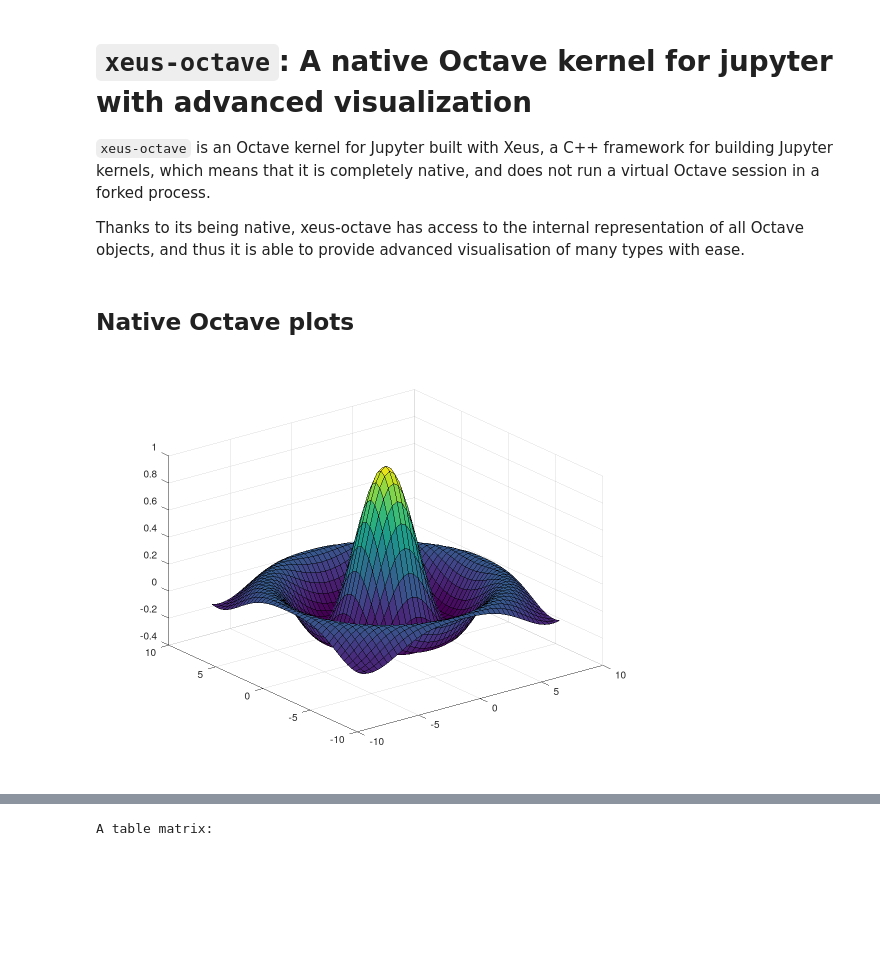
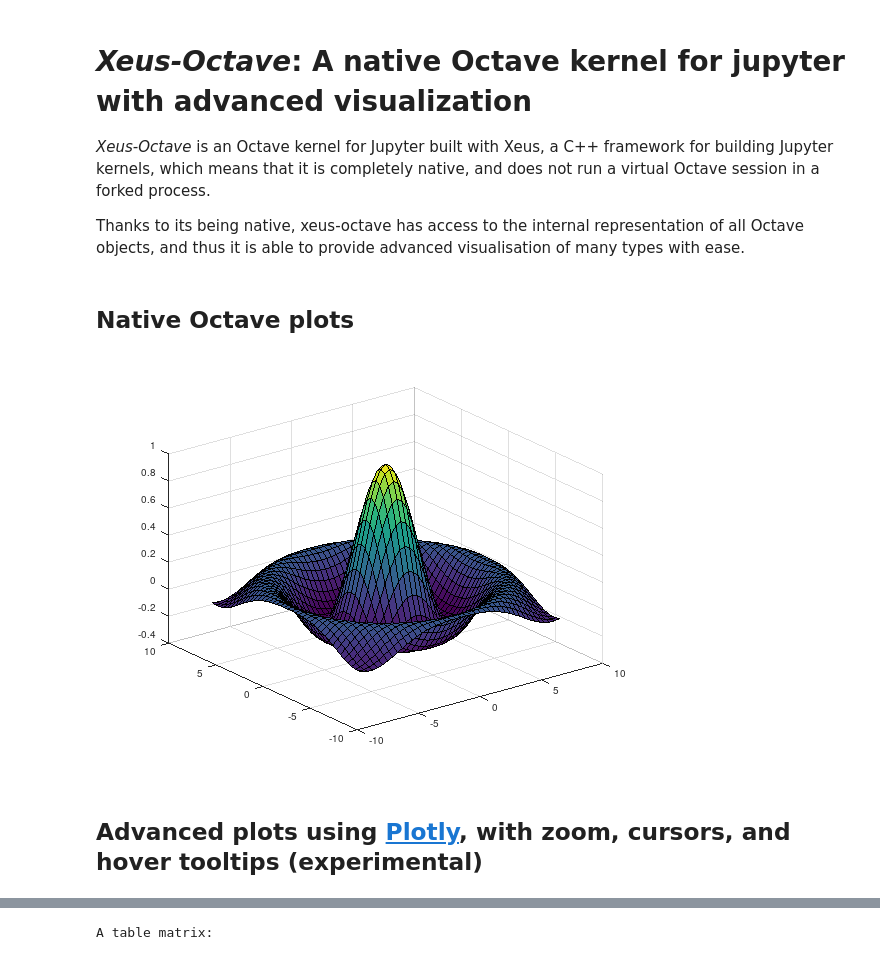
Before and after one commit to jupyter-xeus/xeus-octave, a Jupyter notebook: notebooks/xeus-octave.ipynb, the cells around one changed output, grey strips where cells are left out. Saved outputs shown, nothing was run; the diff lists cells and outputs as text; code cells hidden in the pictures; blank space fills up the shorter version.

Commit message:
Rerender notebook

```diff
--- a/notebooks/xeus-octave.ipynb
+++ b/notebooks/xeus-octave.ipynb
@@ -1,7 +1,7 @@
 # %% [markdown]
-# `xeus-octave`: A native Octave kernel for jupyter with advanced visualization
+# *Xeus-Octave*: A native Octave kernel for jupyter with advanced visualization
 
-`xeus-octave` is an Octave kernel for Jupyter built with Xeus, a C++ framework
+*Xeus-Octave* is an Octave kernel for Jupyter built with Xeus, a C++ framework
 for building Jupyter kernels, which means that it is completely native, and does
 not run a virtual Octave session in a forked process.
 
@@ -10,7 +10,10 @@ of all Octave objects, and thus it is able to provide advanced visualisation of
 many types with ease.
 # %% [markdown]
 ## Native Octave plots
-# %%
-sombrero
-# %% [output]
-[figure, removed]
+# %%
+graphics_toolkit("notebook")  % The default
+sombrero
+# %% [output]
+[figure, added]
+# %% [markdown]
+## Advanced plots using [Plotly](https://github.com/plotly/plotly.js), with zoom, cursors, and hover tooltips (experimental)
```
Also changed, not shown: parts of 12 cells of this notebook.
